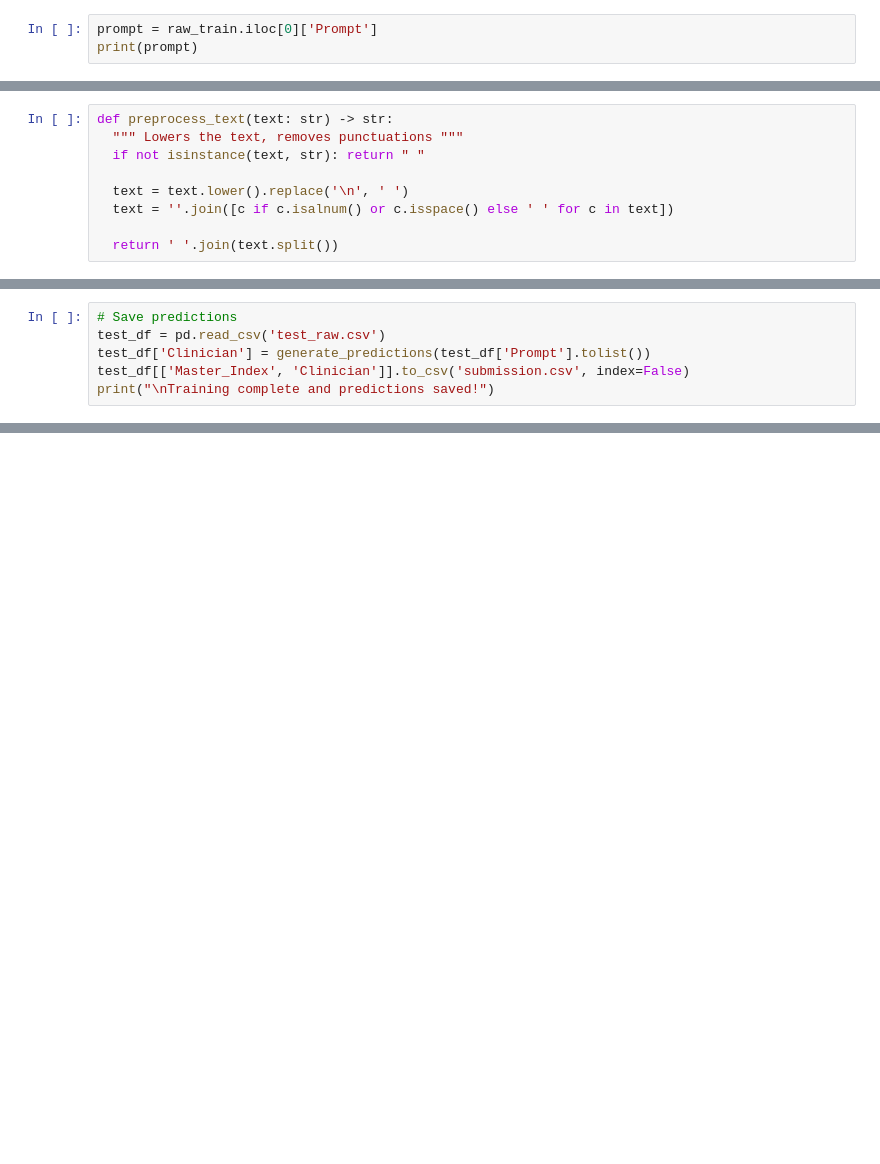
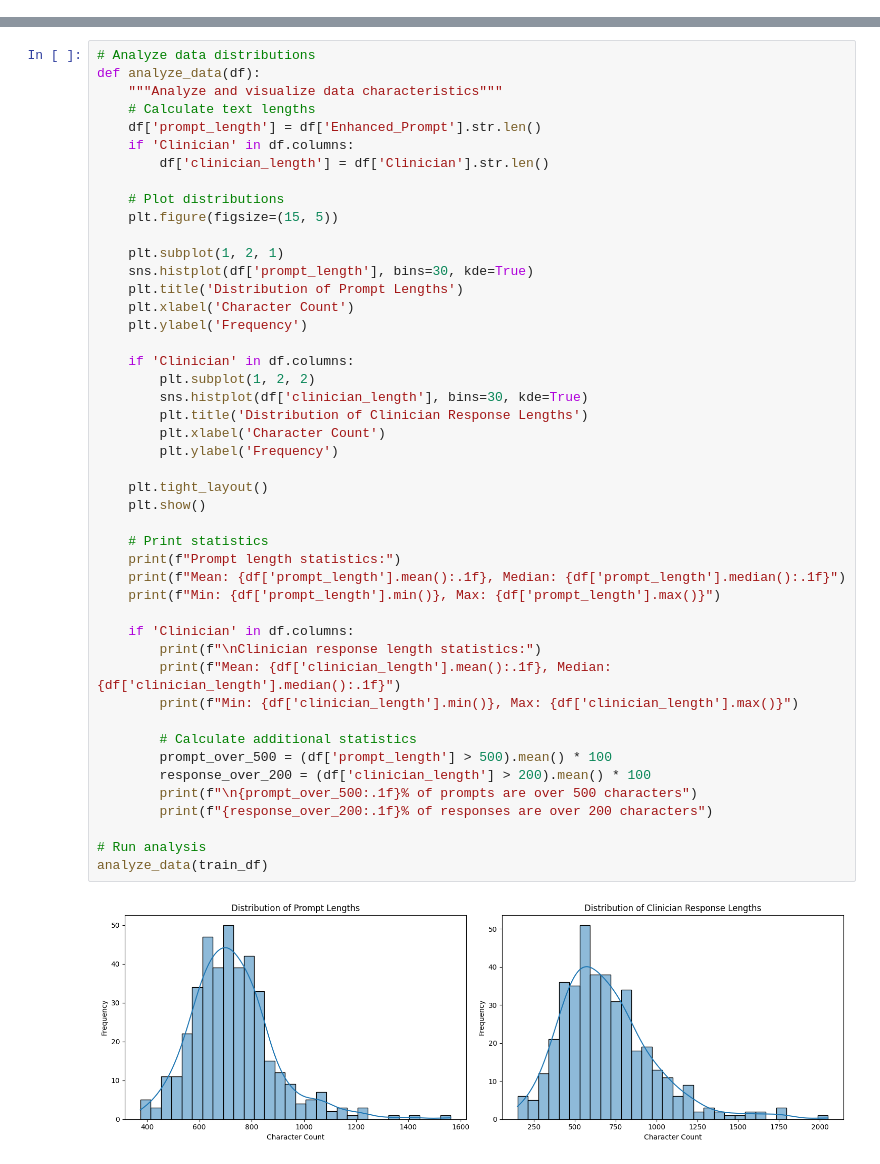
Before and after one commit to jonesLevin/Data-Science-Competitions, a Jupyter notebook: Clinical_Reasoning.ipynb, the cells around one changed output, grey strips where cells are left out. Drawn from its saved outputs; the diff is of its cells as text; blank space fills up the shorter version.

```diff
--- a/Clinical_Reasoning.ipynb
+++ b/Clinical_Reasoning.ipynb
@@ -95,3 +2,0 @@ raw_train.iloc[0]['DDX SNOMED'].split('|')[1].strip()
-# %%
-prompt = raw_train.iloc[0]['Prompt']
-print(prompt)
@@ -104,9 +2,0 @@ Questions:
-# %%
-def preprocess_text(text: str) -> str:
-  """ Lowers the text, removes punctuations """
-  if not isinstance(text, str): return " "
-
-  text = text.lower().replace('\n', ' ')
-  text = ''.join([c if c.isalnum() or c.isspace() else ' ' for c in text])
-
-  return ' '.join(text.split())
@@ -285,6 +2,0 @@ def generate_predictions(prompts):
-# %%
-# Save predictions
-test_df = pd.read_csv('test_raw.csv')
-test_df['Clinician'] = generate_predictions(test_df['Prompt'].tolist())
-test_df[['Master_Index', 'Clinician']].to_csv('submission.csv', index=False)
-print("\nTraining complete and predictions saved!")
@@ -292,0 +184,48 @@ Training complete and predictions saved!
+# %%
+# Analyze data distributions
+def analyze_data(df):
+    """Analyze and visualize data characteristics"""
+    # Calculate text lengths
+    df['prompt_length'] = df['Enhanced_Prompt'].str.len()
+    if 'Clinician' in df.columns:
+        df['clinician_length'] = df['Clinician'].str.len()
+
+    # Plot distributions
+    plt.figure(figsize=(15, 5))
+
+    plt.subplot(1, 2, 1)
+    sns.histplot(df['prompt_length'], bins=30, kde=True)
+    plt.title('Distribution of Prompt Lengths')
+    plt.xlabel('Character Count')
+    plt.ylabel('Frequency')
+
+    if 'Clinician' in df.columns:
+        plt.subplot(1, 2, 2)
+        sns.histplot(df['clinician_length'], bins=30, kde=True)
+        plt.title('Distribution of Clinician Response Lengths')
+        plt.xlabel('Character Count')
+        plt.ylabel('Frequency')
+
+    plt.tight_layout()
+    plt.show()
+
+    # Print statistics
+    print(f"Prompt length statistics:")
+    print(f"Mean: {df['prompt_length'].mean():.1f}, Median: {df['prompt_length'].median():.1f}")
+    print(f"Min: {df['prompt_length'].min()}, Max: {df['prompt_length'].max()}")
+
+    if 'Clinician' in df.columns:
+        print(f"\nClinician response length statistics:")
+        print(f"Mean: {df['clinician_length'].mean():.1f}, Median: {df['clinician_length'].median():.1f}")
+        print(f"Min: {df['clinician_length'].min()}, Max: {df['clinician_length'].max()}")
+
+        # Calculate additional statistics
+        prompt_over_500 = (df['prompt_length'] > 500).mean() * 100
+        response_over_200 = (df['clinician_length'] > 200).mean() * 100
+        print(f"\n{prompt_over_500:.1f}% of prompts are over 500 characters")
+        print(f"{response_over_200:.1f}% of responses are over 200 characters")
+
+# Run analysis
+analyze_data(train_df)
+# %% [output]
+[figure, added]
```
Also changed, not shown: parts of 49 cells of this notebook.
